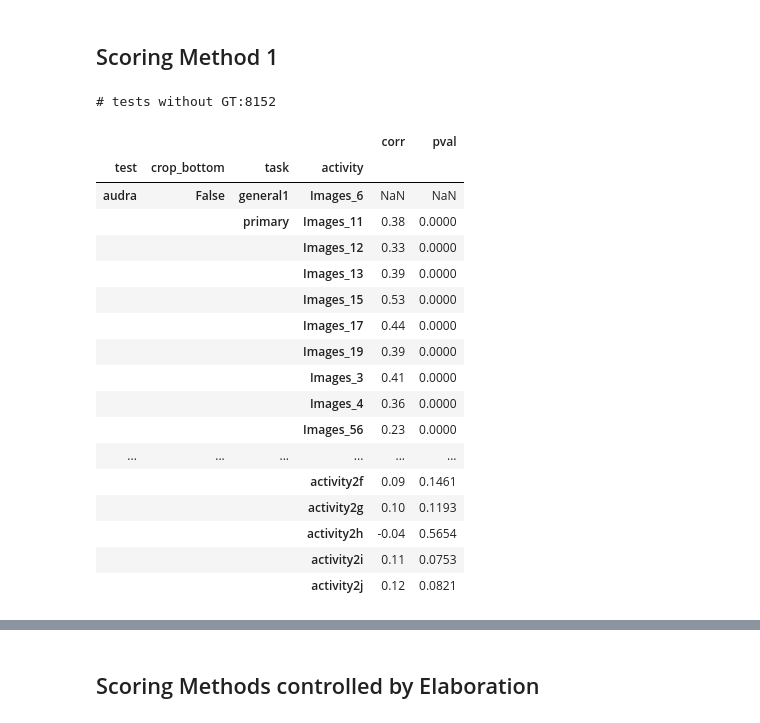
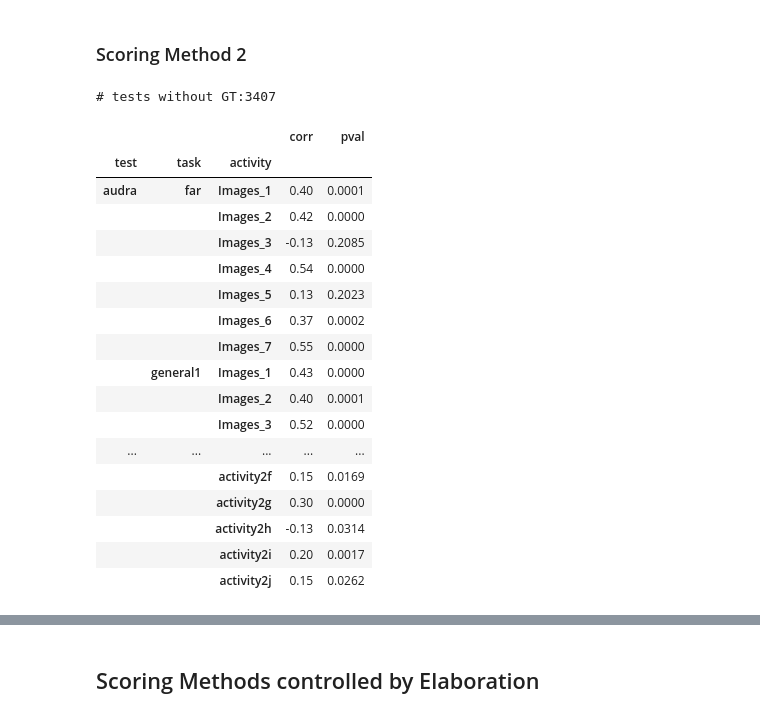
Before and after one commit to massivetexts/motes-figural, a Jupyter notebook: notebooks/analysis/analysis-unsupervised.ipynb, the cells around one changed output, grey strips where cells are left out. Saved outputs shown, nothing was run; the diff lists cells and outputs as text; code cells hidden in the pictures.

```diff
--- a/notebooks/analysis/analysis-unsupervised.ipynb
+++ b/notebooks/analysis/analysis-unsupervised.ipynb
@@ -12,4 +15,6 @@ Load all ground truth, concate, load results, merge and clean.
 # %%
-results = load_data_and_gt(configpath='../../config.yaml', results_path='../../data/metrics/all_data.csv')
+meta = load_config('../../config.yaml')
+results = load_data_and_gt(meta, results_path='../../data/metrics/all_data.csv')
+results = results[~results.crop_bottom].drop(columns=['crop_bottom'])
 results.sample(2)
 # %% [output]
@@ -58,25 +161,24 @@ ELABORATION
 # %% [markdown]
-## Scoring Method 1
+### Scoring Method 2
 # %%
-#TODO where's remaining audra?
-grouped_corr(results, ['test', 'crop_bottom', 'task', 'activity'],  'O', 'avg_dist')
+grouped_corr(results, ['test', 'task', 'activity'],  'O', 'blank_dist')
 # %% [output]
-# tests without GT:8152
+# tests without GT:3407
-|  |  |  |  | corr | pval |
-| test | crop_bottom | task | activity |  |  |
-| audra | False | general1 | Images_6 | NaN | NaN |
-|  |  | primary | Images_11 | 0.38 | 0.0000 |
-|  |  |  | Images_12 | 0.33 | 0.0000 |
-|  |  |  | Images_13 | 0.39 | 0.0000 |
-|  |  |  | Images_15 | 0.53 | 0.0000 |
-|  |  |  | Images_17 | 0.44 | 0.0000 |
-|  |  |  | Images_19 | 0.39 | 0.0000 |
-|  |  |  | Images_3 | 0.41 | 0.0000 |
-|  |  |  | Images_4 | 0.36 | 0.0000 |
-|  |  |  | Images_56 | 0.23 | 0.0000 |
-| ... | ... | ... | ... | ... | ... |
-|  |  |  | activity2f | 0.09 | 0.1461 |
-|  |  |  | activity2g | 0.10 | 0.1193 |
-|  |  |  | activity2h | -0.04 | 0.5654 |
-|  |  |  | activity2i | 0.11 | 0.0753 |
-|  |  |  | activity2j | 0.12 | 0.0821 |
+|  |  |  | corr | pval |
+| test | task | activity |  |  |
+| audra | far | Images_1 | 0.40 | 0.0001 |
+|  |  | Images_2 | 0.42 | 0.0000 |
+|  |  | Images_3 | -0.13 | 0.2085 |
+|  |  | Images_4 | 0.54 | 0.0000 |
+|  |  | Images_5 | 0.13 | 0.2023 |
+|  |  | Images_6 | 0.37 | 0.0002 |
+|  |  | Images_7 | 0.55 | 0.0000 |
+|  | general1 | Images_1 | 0.43 | 0.0000 |
+|  |  | Images_2 | 0.40 | 0.0001 |
+|  |  | Images_3 | 0.52 | 0.0000 |
+| ... | ... | ... | ... | ... |
+|  |  | activity2f | 0.15 | 0.0169 |
+|  |  | activity2g | 0.30 | 0.0000 |
+|  |  | activity2h | -0.13 | 0.0314 |
+|  |  | activity2i | 0.20 | 0.0017 |
+|  |  | activity2j | 0.15 | 0.0262 |
```
Also changed, not shown: parts of 21 cells of this notebook.
